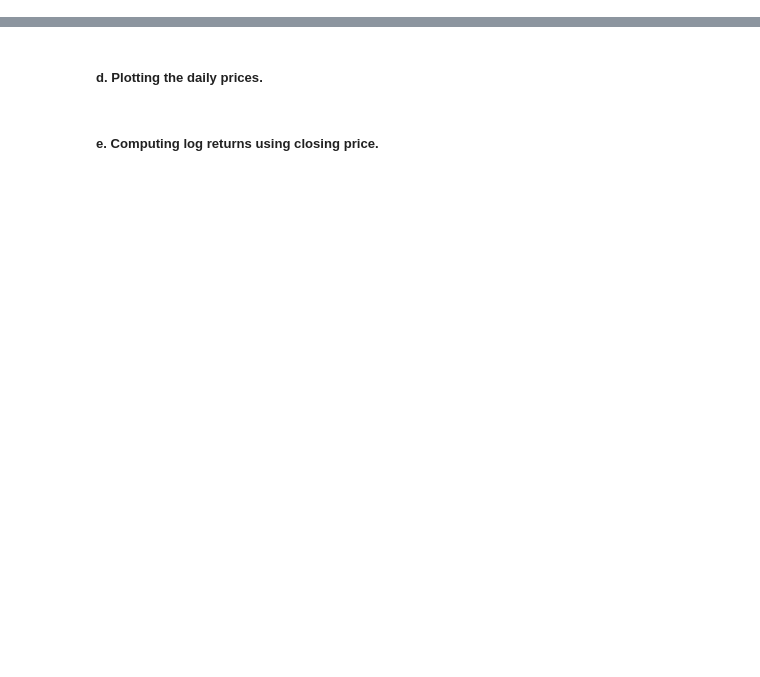
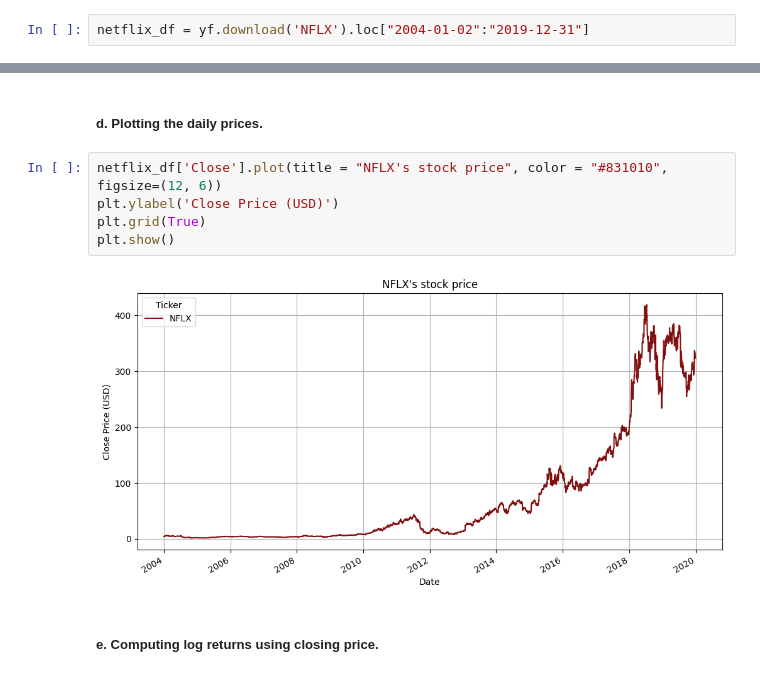
Before and after one commit to mcarbajal2/IFI8420-Assignments, a Jupyter notebook: Assignment 1/Assignment1.ipynb, the cells around one changed output, grey strips where cells are left out. Drawn from its saved outputs; the diff is of its cells as text; blank space fills up the shorter version.

```diff
--- a/Assignment 1/Assignment1.ipynb
+++ b/Assignment 1/Assignment1.ipynb
@@ -18,0 +26,2 @@
+# %%
+netflix_df = yf.download('NFLX').loc["2004-01-02":"2019-12-31"]
@@ -23,4 +51,11 @@
 # %% [markdown]
 ##### d. Plotting the daily prices.
+# %%
+netflix_df['Close'].plot(title = "NFLX's stock price", color = "#831010", figsize=(12, 6))
+plt.ylabel('Close Price (USD)')
+plt.grid(True)
+plt.show()
+# %% [output]
+[figure, added]
 # %% [markdown]
 ##### e. Computing log returns using closing price.
```
Also changed, not shown: parts of 11 cells of this notebook.
